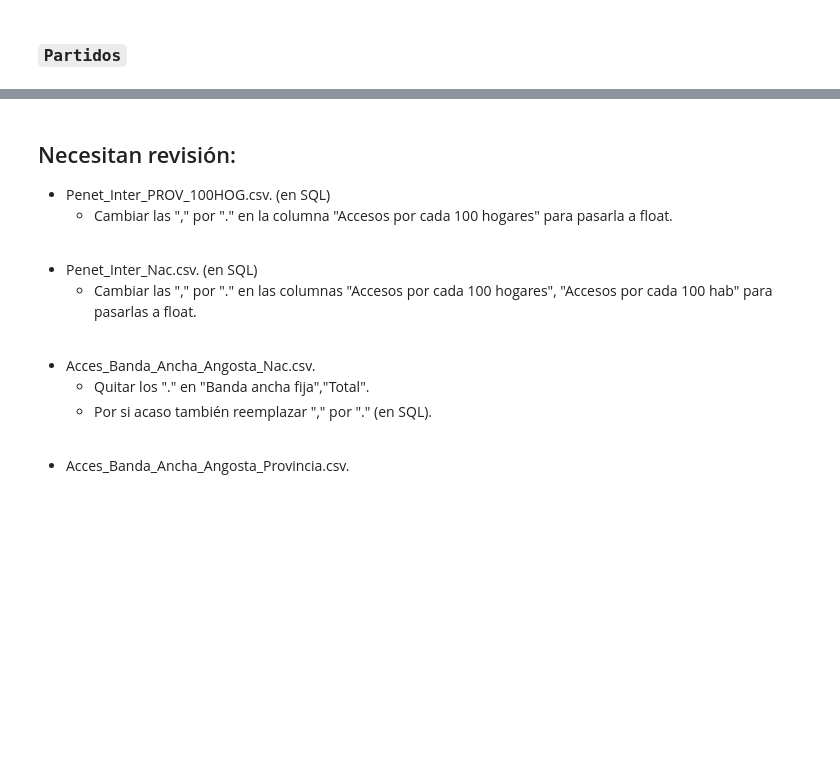
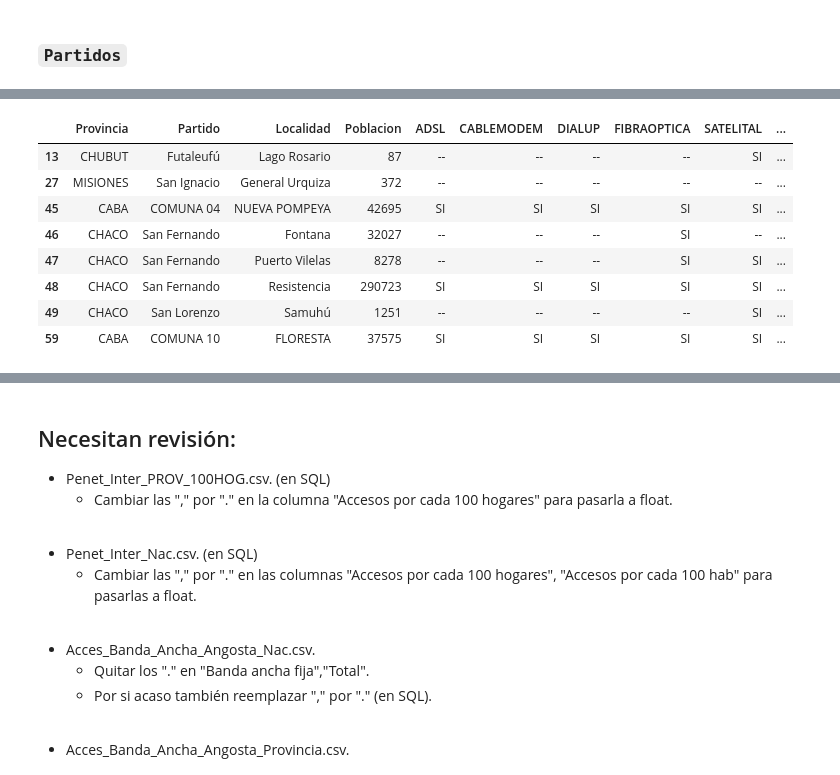
Before and after one commit to A-Lasso/Proyecto_Individual2, a Jupyter notebook: ETL.ipynb, the cells around one changed output, grey strips where cells are left out. Cells and saved outputs as stored; diff of their text form; code cells hidden in the pictures; blank space fills up the shorter version.

```diff
--- a/ETL.ipynb
+++ b/ETL.ipynb
@@ -1017,0 +1030,14 @@ Partidos.to_csv("csv_api/Partidos.csv",index=False)
+# %%
+Prueba1=pd.merge(Conect_local,Provincias,on="Provincia",how='left')
+# %%
+Prueba1[Prueba1['Provincia']!='BUENOS AIRES'].head(8)
+# %% [output]
+|  | Provincia | Partido | Localidad | Poblacion | ADSL | CABLEMODEM | DIALUP | FIBRAOPTICA | SATELITAL | ... |
+| 13 | CHUBUT | Futaleufú | Lago Rosario | 87 | -- | -- | -- | -- | SI | ... |
+| 27 | MISIONES | San Ignacio | General Urquiza | 372 | -- | -- | -- | -- | -- | ... |
+| 45 | CABA | COMUNA 04 | NUEVA POMPEYA | 42695 | SI | SI | SI | SI | SI | ... |
+| 46 | CHACO | San Fernando | Fontana | 32027 | -- | -- | -- | SI | -- | ... |
+| 47 | CHACO | San Fernando | Puerto Vilelas | 8278 | -- | -- | -- | SI | SI | ... |
+| 48 | CHACO | San Fernando | Resistencia | 290723 | SI | SI | SI | SI | SI | ... |
+| 49 | CHACO | San Lorenzo | Samuhú | 1251 | -- | -- | -- | -- | SI | ... |
+| 59 | CABA | COMUNA 10 | FLORESTA | 37575 | SI | SI | SI | SI | SI | ... |
```
Also changed, not shown: parts of 13 cells of this notebook.
